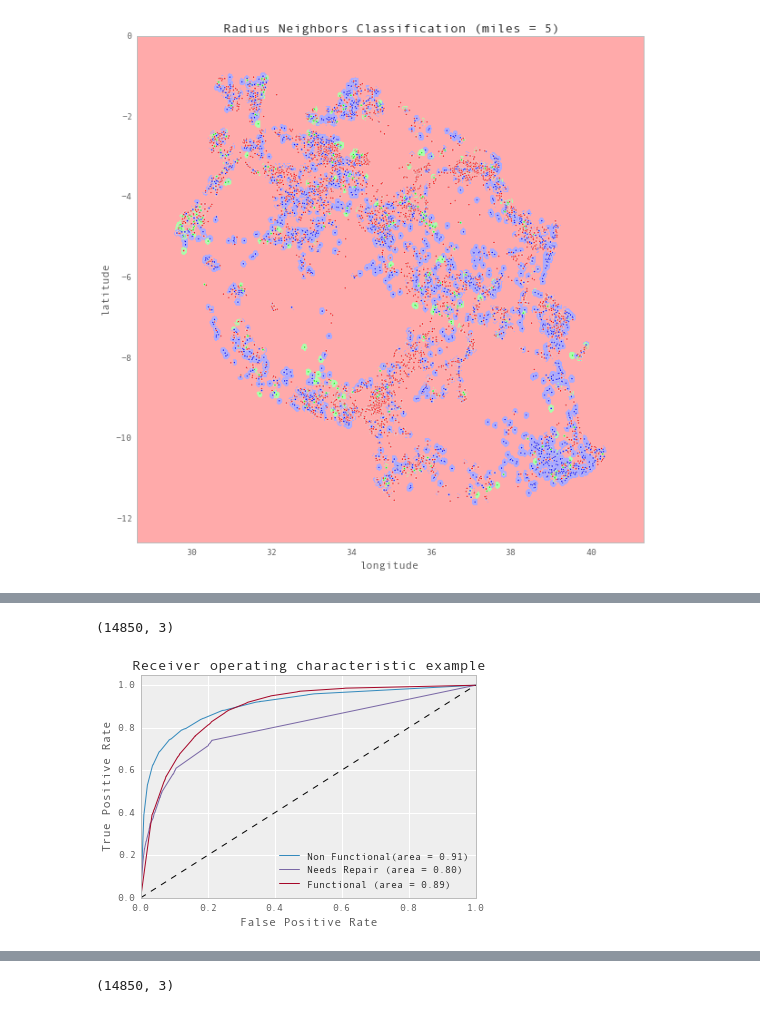
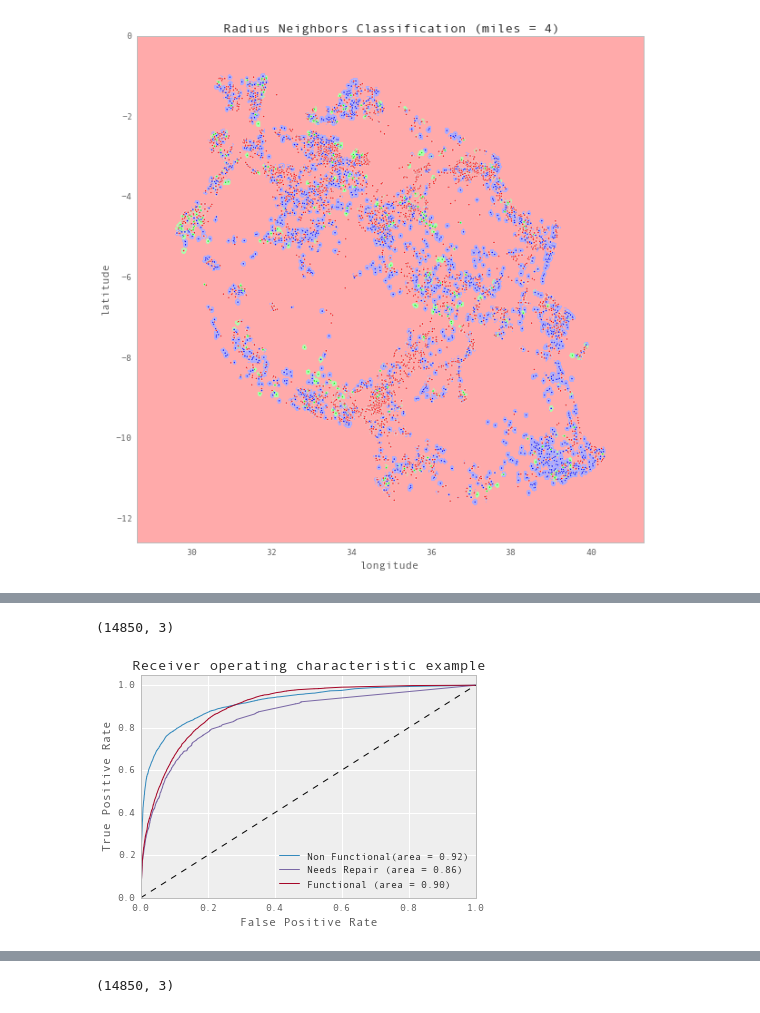
Before and after one commit to davidcereal/Water_Pumps_ML, a Jupyter notebook: notebooks/water_pump_modeling.ipynb, the cells around one changed output, grey strips where cells are left out. Cells and saved outputs as stored; diff of their text form; code cells hidden in the pictures.

Commit message:
updated notebook added graphs

```diff
--- a/notebooks/water_pump_modeling.ipynb
+++ b/notebooks/water_pump_modeling.ipynb
@@ -306,7 +346,7 @@ def get_miles_distance(row1, row2):
 # %%
 ## Run Radius Neighbors Classifier using a distance function that gets the distance in miles between any
 ## 2 points. The radius is thus defined in miles.
-classifier = neighbors.RadiusNeighborsClassifier(radius=5, metric='pyfunc', func=get_miles_distance, outlier_label=0)
+classifier = neighbors.RadiusNeighborsClassifier(radius=4, metric='pyfunc', func=get_miles_distance, outlier_label=0)
 model_fit_kn = classifier.fit(X_train_location, y_train_location)
 accuracy = accuracy_score(y_test_location, model_fit_kn.predict(X_test_location))
 print accuracy
@@ -324,7 +364,7 @@ avg / total       0.64      0.65      0.63     14397
 ### Plot decision boundary in physical space using longitude and latitude and a Radius Neighbors Classifier Model
 # %%
 ## Determine radius to use (in miles)
-radius = 5
+radius = 4
 
 ## Assign data to variables
 X = X_test_location
@@ -367,7 +407,7 @@ plt.title("Radius Neighbors Classification (miles = %i)"
           % (radius))
 
 ## Save fig to pdf
-#savefig('radius_neighbors_decision_boundary.pdf', bbox_inches='tight')
+savefig('../graphs/radius_neighbors_decision_boundary.pdf', bbox_inches='tight')
 
 
 
@@ -387,7 +422,7 @@ from sklearn import preprocessing
 def draw_ROC_curve(classifier, X_train, X_test, y_train, y_test):
 
 
-    lb = preprocessing.LabelBinarizer()
+    lb = pp.LabelBinarizer()
     lb_y_test = lb.fit_transform(y_test)
 
     # Learn to predict each class against the other
@@ -464,7 +501,7 @@ def one_hot_process_train(train_vales_and_labels, categorical_features, continuo
     ## continious features.
     if len(categorical_features) > 0:
         X = train_vales_and_labels[categorical_features]
-        ohe = preprocessing.OneHotEncoder()
+        ohe = pp.OneHotEncoder()
         X = X.apply(pp.LabelEncoder().fit_transform)
         X = ohe.fit_transform(X).toarray()
         scaled_matrix =np.empty([X.shape[0]])
@@ -495,6 +541,7 @@ X_train_ohe, X_test_ohe, y_train_ohe, y_test_ohe = one_hot_process_train(train_v
 # %%
+## Draw ROC with One Hot Encoded features
 %%time
-draw_ROC_curve(RandomForestClassifier(n_estimators = 100, max_depth=None, n_job=4), X_train_ohe, X_test_ohe, y_train_ohe, y_test_ohe)
+draw_ROC_curve(RandomForestClassifier(n_estimators = 100, max_depth=None, n_jobs=4), X_train_ohe, X_test_ohe, y_train_ohe, y_test_ohe)
 # %% [output]
 (14850, 3)
-[figure, old version]
+[figure, new version]
```
Also changed, not shown: parts of 28 cells of this notebook, 5 other files.
